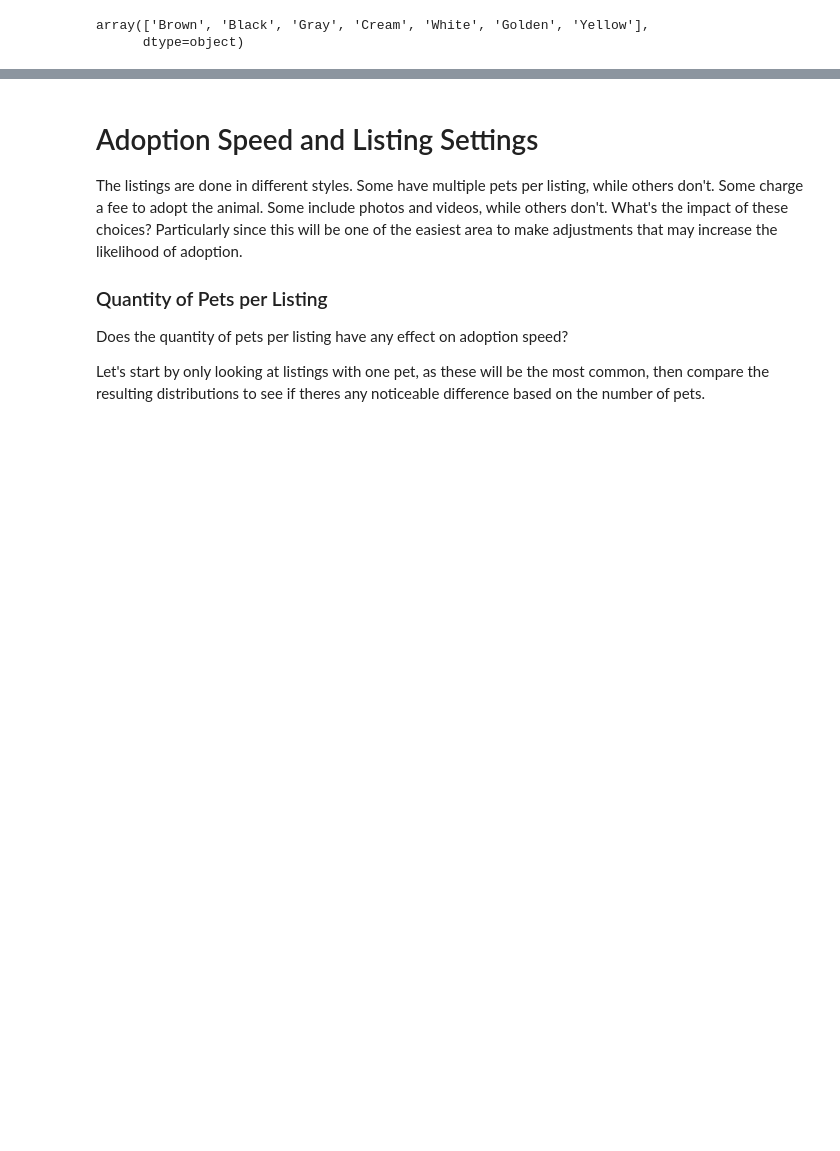
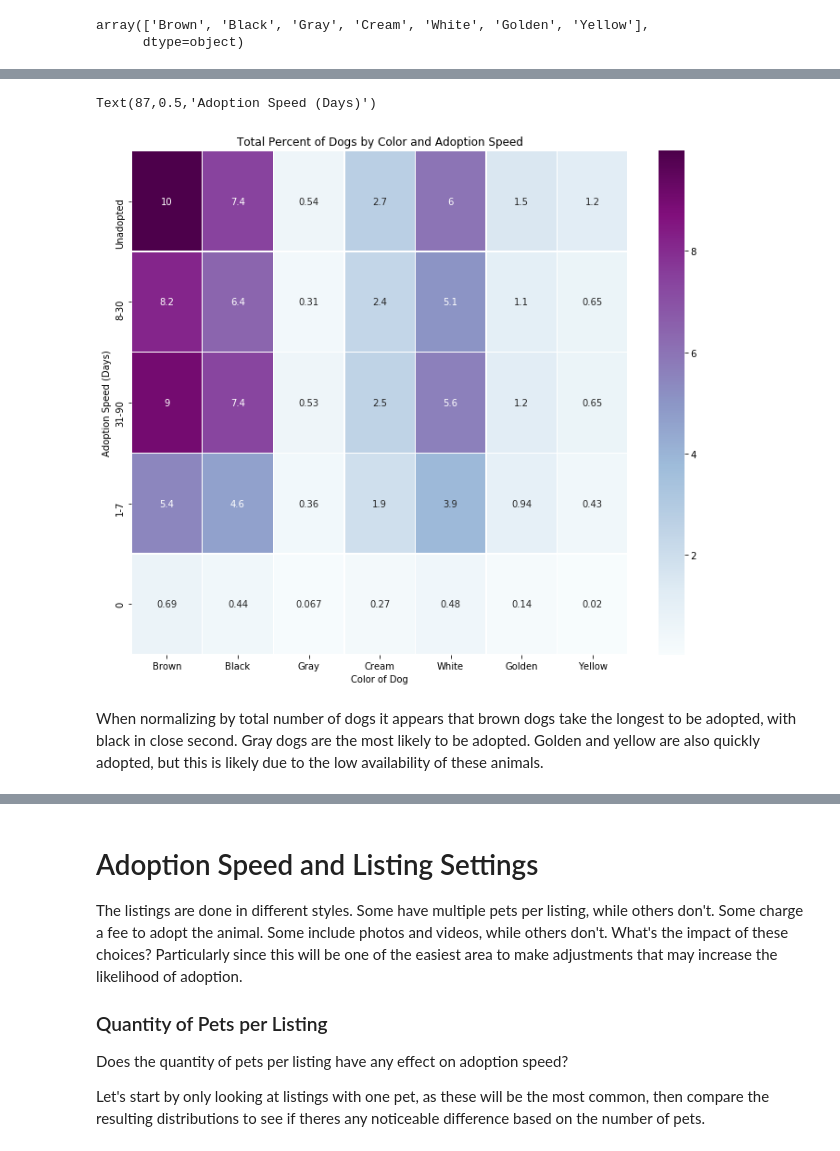
Before and after one commit to CJEJansson/Springboard_Projects, a Jupyter notebook: Capstone 1/2. Data_Storytelling/Data_Storytelling.ipynb, the cells around one changed output, grey strips where cells are left out. Drawn from its saved outputs; the diff is of its cells as text; code cells hidden in the pictures; blank space fills up the shorter version.

```diff
--- a/Capstone 1/2. Data_Storytelling/Data_Storytelling.ipynb
+++ b/Capstone 1/2. Data_Storytelling/Data_Storytelling.ipynb
@@ -848,0 +919,21 @@ plt.legend(edgecolor='k')#loc='upper left',edgecolor='k')
+# %%
+#Create y-axis labels
+x_c = [4,3,2,1,0]
+adpt_spd_r = adptspeed.AdoptionSpeed.sort_values(ascending=False)
+ttl_dogs = len(color_names)
+
+#Define dataframe to plot
+color_merg_rev = color_merged.sort_values('AdptSpd',ascending=False)
+color_merged_plt = color_merg_rev.iloc[:,1:]
+
+#Create Plot
+plt.figure(figsize=[12,10])
+sns.heatmap(color_merged_plt,annot=True,linewidths=.5,cmap='BuPu',yticklabels=adpt_spd_r)
+plt.title('Total Percent of Dogs by Color and Adoption Speed')
+plt.xlabel('Color of Dog')
+plt.ylabel('Adoption Speed (Days)')
+# %% [output]
+Text(87,0.5,'Adoption Speed (Days)')
+[figure, added]
+# %% [markdown]
+When normalizing by total number of dogs it appears that brown dogs take the longest to be adopted, with black in close second. Gray dogs are the most likely to be adopted. Golden and yellow are also quickly adopted, but this is likely due to the low availability of these animals.
```
Also changed, not shown: parts of 10 cells of this notebook.
